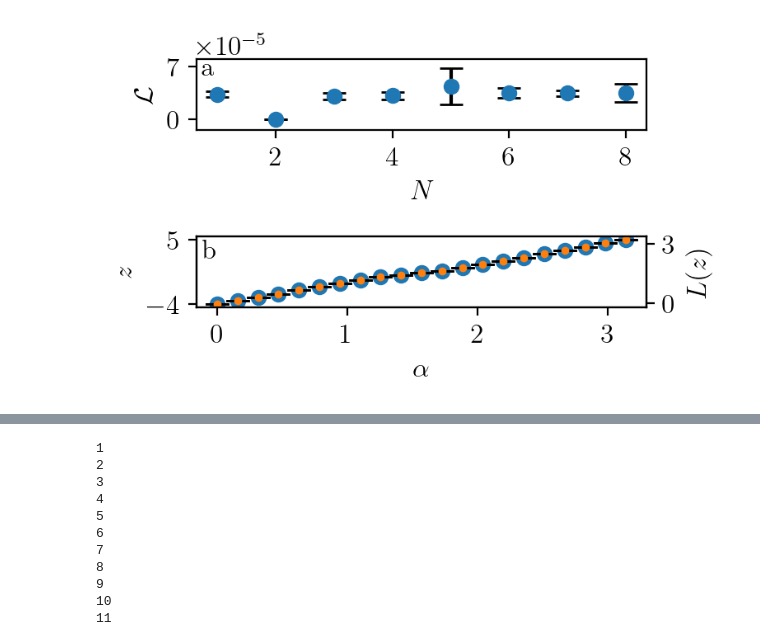
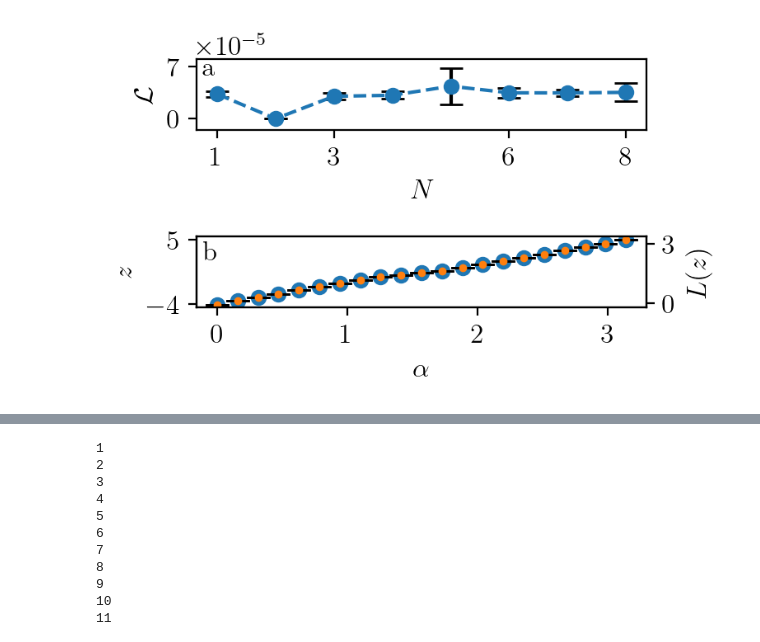
Before and after one commit to FelixFrohnertDB/Quantum-State-VAE, a Jupyter notebook: Analysis.ipynb, the cells around one changed output, grey strips where cells are left out. Saved outputs shown, nothing was run; the diff lists cells and outputs as text; code cells hidden in the pictures.

```diff
--- a/Analysis.ipynb
+++ b/Analysis.ipynb
@@ -12,34 +119,42 @@ import qiskit
 # %%
 fig, ax = plt.subplots(2,1, figsize = (fig_size_dim, 1*fig_size_dim/golden_ratio))
 
-ax[0].errorbar(lat_arr, av_recon_loss_arr_noiseless.flatten(),std_recon_loss_arr_noiseless.flatten(),ls='',marker="o",capsize=5, capthick=1, ecolor='black',label="$\\rho(\\alpha)\ \  \\beta=0.00$")
+ax[0].errorbar(lat_arr, av_recon_loss_arr_noiseless.flatten(),std_recon_loss_arr_noiseless.flatten(),ls='--',marker="o",capsize=5, capthick=1, ecolor='black',label="$\\rho(\\alpha)\ \  \\beta=0.00$")
 
 ax[1].errorbar(selected_alpha_noiseless[:,0],np.mean(selected_z_noiseless,axis=1),np.std(selected_z_noiseless,axis=1),ls='',marker="o",capsize=5, capthick=1, ecolor='black',
               label="$\\rho(\\alpha)\ \\beta=0.00$")
 ax22 = ax[1].twinx()
 ax22.errorbar(selected_alpha_noiseless[:,0],np.mean(pred_alpha_noiseless,axis=1),np.std(pred_alpha_noiseless,axis=1),ls='',marker="o",ms=2.5,capsize=5, capthick=1, ecolor='black',color="C1",
              )
 
 ax[0].set_xlabel("$N$")
 # ax[1].set_xlabel("$C[\\rho(\\alpha)]$")
 ax[1].set_xlabel("$\\alpha$")
 
 
 ax[0].set_ylabel("$\\mathcal{L}$")
 ax[1].set_ylabel("$z$")
 ax22.set_ylabel("$L(z)$")
 
-fig.text(0.18, 0.89-0.065, "a")
-fig.text(0.18, 0.4-0.025, "b")
+# fig.text(0.18, 0.89-0.065, "a")
+# fig.text(0.18, 0.4-0.025, "b")
+ax[0].annotate("a",xy=(0.012, 0.77), xycoords='axes fraction')
+ax[1].annotate("b",xy=(0.012, 0.67), xycoords='axes fraction')
 
 
 ax[0].set_ylim(-0.000015,0.00008)
 ax[0].set_yticks([0.00000,0.00007])
 
+# ax[0].set_ylim(-0.000055,0.0005)
+# ax[0].set_yticks([0,0.0001])
+
+
 ax[1].set_yticks([-4,5])
 ax22.set_yticks([0,3])
+ax[0].set_xticks([1,3,6,8])
+
 plt.tight_layout()
 
-plt.savefig("/home/felix/Downloads/fig1.pdf",bbox_inches="tight",pad_inches=0.1)
+plt.savefig("/home/felix/Downloads/fig_exp1.pdf",bbox_inches="tight",pad_inches=0.1)
 # %% [output]
-[figure, old version]
+[figure, new version]
```
Also changed, not shown: parts of 55 cells of this notebook.
